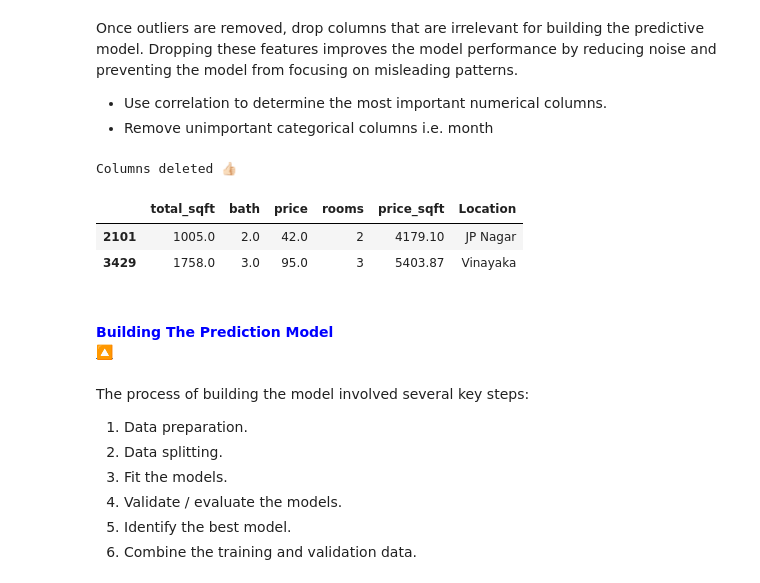
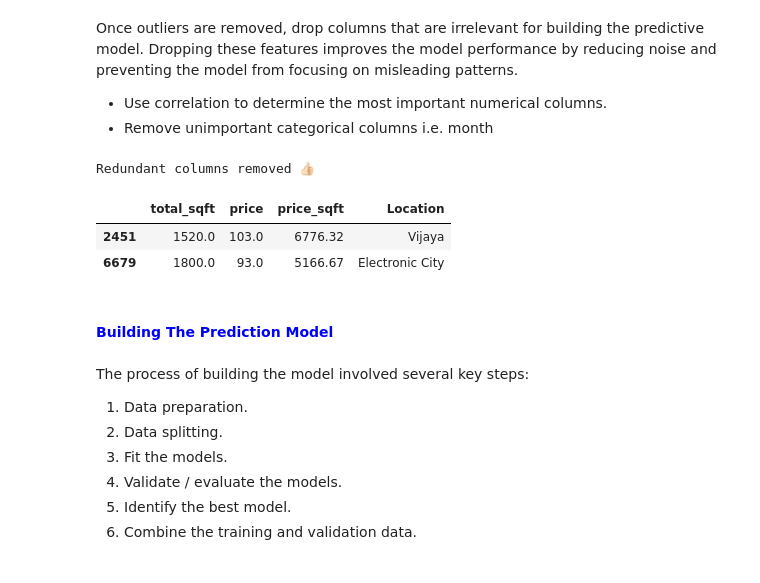
Before and after one commit to paulinebanye/bengaluru_prediction, a Jupyter notebook: Bangalaru_House_prices_prediction.ipynb, the cells around one changed output. Saved outputs shown, nothing was run; the diff lists cells and outputs as text; code cells hidden in the pictures.

```diff
--- a/Bangalaru_House_prices_prediction.ipynb
+++ b/Bangalaru_House_prices_prediction.ipynb
@@ -156,7 +156,7 @@ pd.set_option('display.max_colwidth', None) # prevent truncation of string field
 # %% [markdown]
 ###### <font size=2>*From Local Folder*</font>
 # %%
-df_original = pd.read_csv("database/bengaluru_house_prices.csv")
+df_original = pd.read_csv("bengaluru_house_prices.csv")
 # %% [markdown]
 ##### **Create A Backup Dataframe**
 # %%
@@ -569,6 +569,9 @@ for name in names:
 
 df['Location'] = df["cleaned_location"].map(lambda x: mapped_names[x.lower()])
 
+# drop the extra location columns
+df.drop(['location', 'cleaned_location'], axis=1, inplace=True)
+
 print(f"Total unique locations: {df['Location'].nunique()}")
 df.sample(2)
 # %% [output]
@@ -586,14 +589,9 @@ Handling duplicates involves identifying and removing duplicate entries in a dat
 # %%
 # Remove duplicate rows if there are any present in the dataframe
 if df.duplicated().sum() > 0:
-    print(f'''
-    Duplicates present: {df.duplicated().sum()}
-    Length before dropping duplicates: {df.shape[0]}
-    ''')
+    print(f'''Duplicates present: {df.duplicated().sum()}\nLength before dropping duplicates: {df.shape[0]}''')
     df.drop_duplicates(inplace=True)
-    print(f'''
-    Length after dropping duplicates: {df.shape[0]}
-    ''')
+    print(f'Length after dropping duplicates: {df.shape[0]}')
 else:
     print(f'''
     Total Duplicates: {df.duplicated().sum()}
@@ -1249,29 +1248,29 @@ Once outliers are removed, drop columns that are irrelevant for building the pre
 # %%
 # numerical columns
 nums = df2.select_dtypes(include='number')
 
-# nums with correlation to price > 0.5
-price_corr = nums.corr()['price'][nums.corr()['price'].abs() > 0.5].sort_values(ascending=False)
+# nums with correlation to price > 0.7
+price_corr = nums.corr()['price'][nums.corr()['price'].abs() > 0.7].sort_values(ascending=False)
 
-# remove columns that aren't named 'Location' and have correlation less than 0.5
+# remove columns that aren't named 'Location' and have correlation less than 0.7
 if not price_corr.empty:
     remove = [
         col for col in df2.columns
         if col != 'Location' and col not in price_corr.index
     ]
     df2.drop(remove, axis=1, inplace=True)
     print('Redundant columns removed 👍🏻')
 else:
     print("Columns not in dataframe")
 
 df2.sample(2)
 # %% [output]
-Columns deleted 👍🏻
+Redundant columns removed 👍🏻
-|  | total_sqft | bath | price | rooms | price_sqft | Location |
-| 2101 | 1005.0 | 2.0 | 42.0 | 2 | 4179.10 | JP Nagar |
-| 3429 | 1758.0 | 3.0 | 95.0 | 3 | 5403.87 | Vinayaka |
+|  | total_sqft | price | price_sqft | Location |
+| 2451 | 1520.0 | 103.0 | 6776.32 | Vijaya |
+| 6679 | 1800.0 | 93.0 | 5166.67 | Electronic City |
 # %% [markdown]
-#### **<div style="font-variant: small-caps; color: blue; margin: 0; padding: 0; line-height: 1; display: inline-block;vertical-align: bottom;" id="building-the-prediction-model">Building The Prediction Model</div>**<span style="float: right;"><a href="#table-of-contents" title="Back to Table of Contents">🔼</a></span>
+#### **<div style="font-variant: small-caps; color: blue;display: inline-block;" id="building-the-prediction-model">Building The Prediction Model</div>**
 # %% [markdown]
 The process of building the model involved several key steps:
 
```
Also changed, not shown: parts of 49 cells of this notebook, 1 other file.
